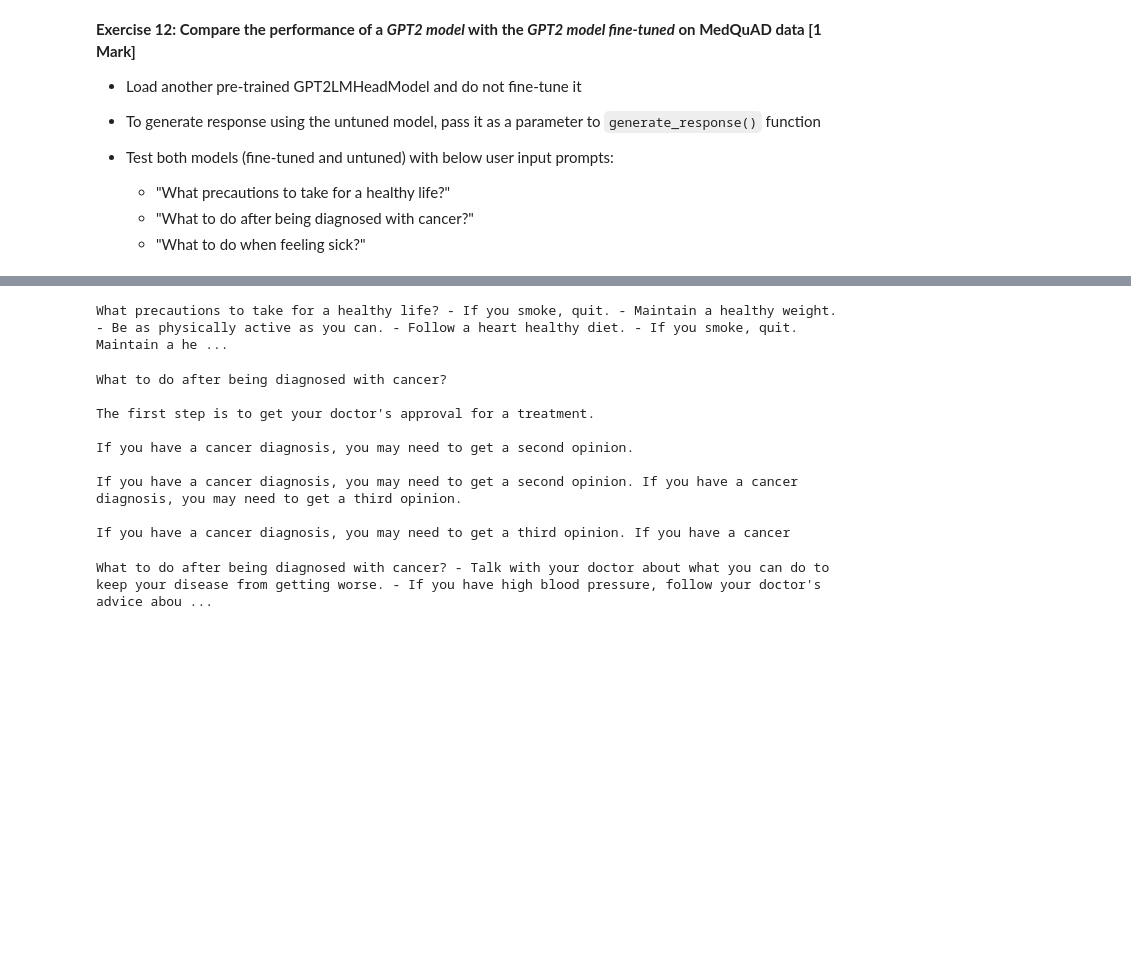
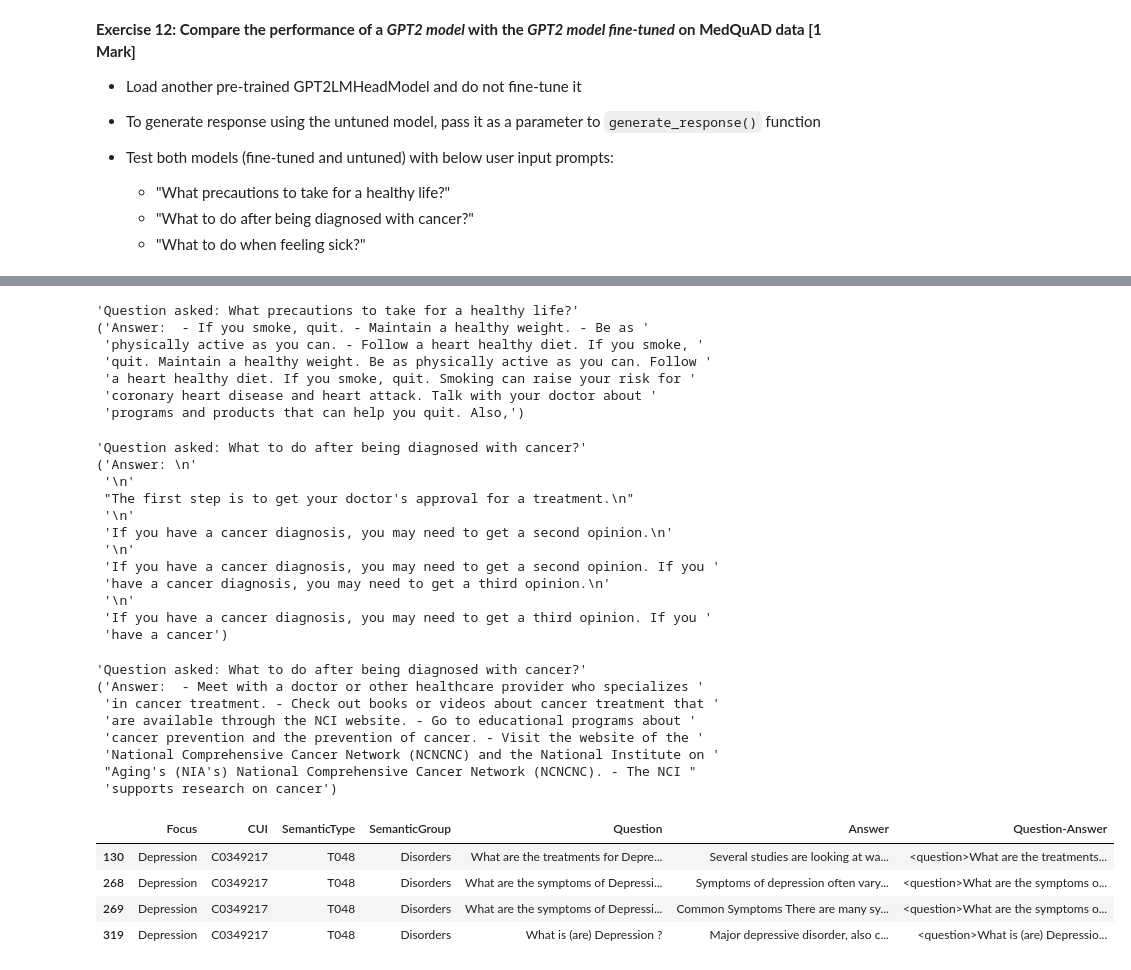
Before and after one commit to surabhi13gupta/CDS, a Jupyter notebook: Module 6/MP1/Surabhi_M6_NB_MiniProject_1_Medical_Q&A_GPT2.ipynb, the cells around one changed output, grey strips where cells are left out. Cells and saved outputs as stored; diff of their text form; code cells hidden in the pictures; blank space fills up the shorter version.

```diff
--- a/Module 6/MP1/Surabhi_M6_NB_MiniProject_1_Medical_Q&A_GPT2.ipynb
+++ b/Module 6/MP1/Surabhi_M6_NB_MiniProject_1_Medical_Q&A_GPT2.ipynb
@@ -731,33 +786,60 @@ What are the risks
 
 # YOUR CODE HERE
 prompt = "What precautions to take for a healthy life?"
-response = generate_response(my_model, my_tokenizer, prompt)
-print(response)
+question, answer = generate_response(my_model, my_tokenizer, prompt)
+pprint("Question asked: {}?".format(question))
+pprint("Answer: {}".format(answer))
 # %% [output]
-What precautions to take for a healthy life? - If you smoke, quit. - Maintain a healthy weight. - Be as physically active as you can. - Follow a heart healthy diet. - If you smoke, quit. Maintain a he ...
+'Question asked: What precautions to take for a healthy life?'
+('Answer:  - If you smoke, quit. - Maintain a healthy weight. - Be as '
+ 'physically active as you can. - Follow a heart healthy diet. If you smoke, '
+ 'quit. Maintain a healthy weight. Be as physically active as you can. Follow '
+ 'a heart healthy diet. If you smoke, quit. Smoking can raise your risk for '
+ 'coronary heart disease and heart attack. Talk with your doctor about '
+ 'programs and products that can help you quit. Also,')
 # %%
 # Testing with finetuned model: prompt 3
 
 # YOUR CODE HERE
 prompt = "What to do after being diagnosed with cancer?"
-response = generate_response(pretrained_model, my_tokenizer, prompt)
-print(response)
+question, answer = generate_response(pretrained_model, my_tokenizer, prompt)
+pprint("Question asked: {}?".format(question))
+pprint("Answer: {}".format(answer))
 # %% [output]
-What to do after being diagnosed with cancer?
-
-The first step is to get your doctor's approval for a treatment.
-
-If you have a cancer diagnosis, you may need to get a second opinion.
-
-If you have a cancer diagnosis, you may need to get a second opinion. If you have a cancer diagnosis, you may need to get a third opinion.
-
-If you have a cancer diagnosis, you may need to get a third opinion. If you have a cancer
+'Question asked: What to do after being diagnosed with cancer?'
+('Answer: \n'
+ '\n'
+ "The first step is to get your doctor's approval for a treatment.\n"
+ '\n'
+ 'If you have a cancer diagnosis, you may need to get a second opinion.\n'
+ '\n'
+ 'If you have a cancer diagnosis, you may need to get a second opinion. If you '
+ 'have a cancer diagnosis, you may need to get a third opinion.\n'
+ '\n'
+ 'If you have a cancer diagnosis, you may need to get a third opinion. If you '
+ 'have a cancer')
 # %%
 # Testing with untuned model: prompt 3
 
 # YOUR CODE HERE
 prompt = "What to do after being diagnosed with cancer?"
-response = generate_response(my_model, my_tokenizer, prompt)
-print(response)
+question, answer = generate_response(my_model, my_tokenizer, prompt)
+pprint("Question asked: {}?".format(question))
+pprint("Answer: {}".format(answer))
 # %% [output]
-What to do after being diagnosed with cancer? - Talk with your doctor about what you can do to keep your disease from getting worse. - If you have high blood pressure, follow your doctor's advice abou ...
+'Question asked: What to do after being diagnosed with cancer?'
+('Answer:  - Meet with a doctor or other healthcare provider who specializes '
+ 'in cancer treatment. - Check out books or videos about cancer treatment that '
+ 'are available through the NCI website. - Go to educational programs about '
+ 'cancer prevention and the prevention of cancer. - Visit the website of the '
+ 'National Comprehensive Cancer Network (NCNCNC) and the National Institute on '
+ "Aging's (NIA's) National Comprehensive Cancer Network (NCNCNC). - The NCI "
+ 'supports research on cancer')
+# %%
+train_df[train_df.Focus=='Depression']
+# %% [output]
+|  | Focus | CUI | SemanticType | SemanticGroup | Question | Answer | Question-Answer |
+| 130 | Depression | C0349217 | T048 | Disorders | What are the treatments for Depre... | Several studies are looking at wa... | <question>What are the treatments... |
+| 268 | Depression | C0349217 | T048 | Disorders | What are the symptoms of Depressi... | Symptoms of depression often vary... | <question>What are the symptoms o... |
+| 269 | Depression | C0349217 | T048 | Disorders | What are the symptoms of Depressi... | Common Symptoms There are many sy... | <question>What are the symptoms o... |
+| 319 | Depression | C0349217 | T048 | Disorders | What is (are) Depression ? | Major depressive disorder, also c... | <question>What is (are) Depressio... |
```
Also changed, not shown: parts of 11 cells of this notebook.
